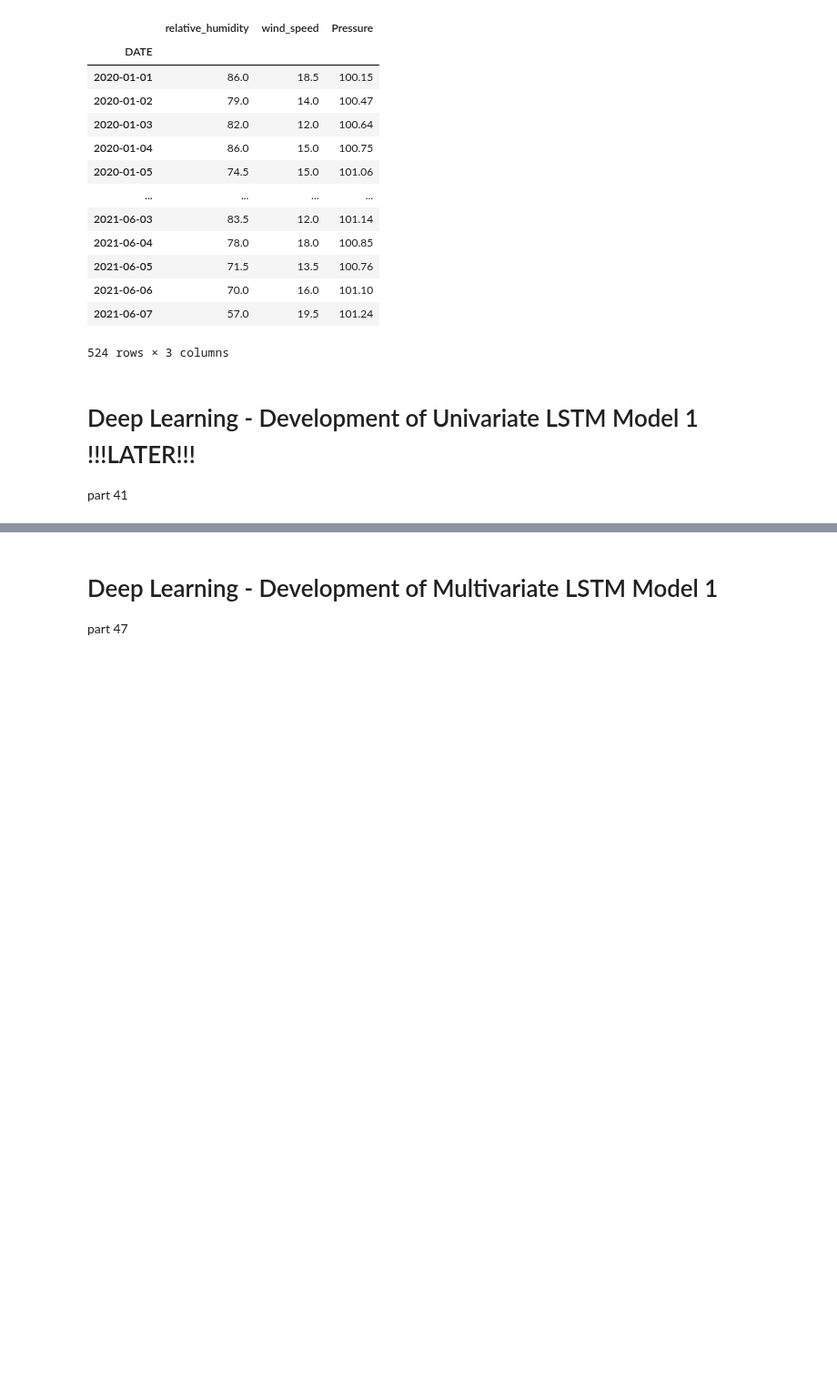
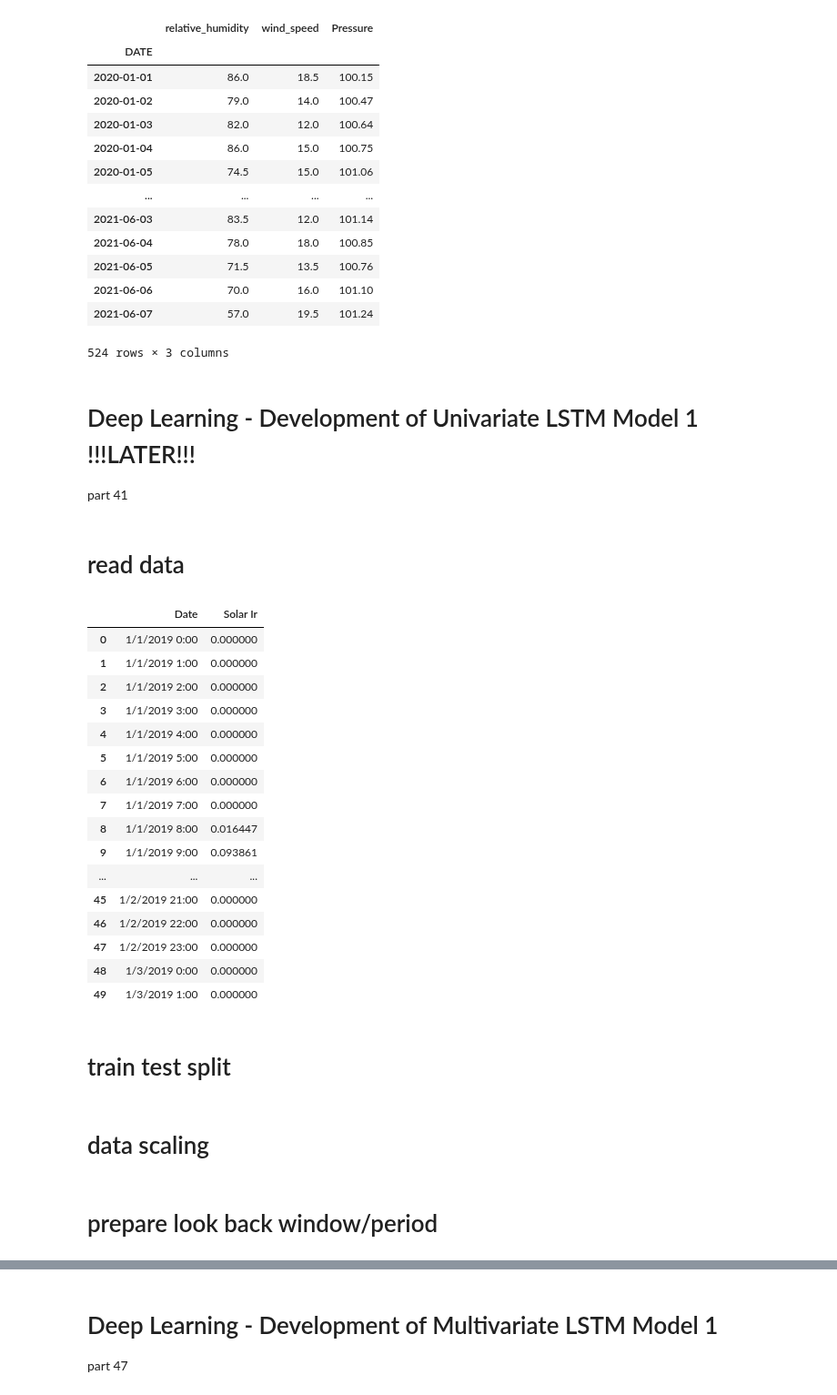
Before and after one commit to rizaho/ml_for_financial_analysis, a Jupyter notebook: 101_Time_Series_Analysis_And_Forecasting_with_Python.ipynb, the cells around one changed output, grey strips where cells are left out. Shown at 91% size. Saved outputs shown, nothing was run; the diff lists cells and outputs as text; code cells hidden in the pictures; blank space fills up the shorter version.

```diff
--- a/101_Time_Series_Analysis_And_Forecasting_with_Python.ipynb
+++ b/101_Time_Series_Analysis_And_Forecasting_with_Python.ipynb
@@ -296,3 +298,29 @@ exogenous_test = exogenous.iloc[510:] # from 510th row to the end
 
 
 part 41
+# %% [markdown]
+# read data
+# %%
+df = pd.read_csv(DRIVE_DATASET_PATH +'Solar+Data+Set.csv')
+df.dropna(inplace=True) # remove rows with null values
+df.head(50)
+# %% [output]
+|  | Date | Solar Ir |
+| 0 | 1/1/2019 0:00 | 0.000000 |
+| 1 | 1/1/2019 1:00 | 0.000000 |
+| 2 | 1/1/2019 2:00 | 0.000000 |
+| 3 | 1/1/2019 3:00 | 0.000000 |
+| 4 | 1/1/2019 4:00 | 0.000000 |
+| 5 | 1/1/2019 5:00 | 0.000000 |
+| 6 | 1/1/2019 6:00 | 0.000000 |
+| 7 | 1/1/2019 7:00 | 0.000000 |
+| 8 | 1/1/2019 8:00 | 0.016447 |
+| 9 | 1/1/2019 9:00 | 0.093861 |
+| ... | ... | ... |
+| 45 | 1/2/2019 21:00 | 0.000000 |
+| 46 | 1/2/2019 22:00 | 0.000000 |
+| 47 | 1/2/2019 23:00 | 0.000000 |
+| 48 | 1/3/2019 0:00 | 0.000000 |
+| 49 | 1/3/2019 1:00 | 0.000000 |
+# %% [markdown]
+# train test split
@@ -298,0 +330,2 @@ part 41
+# %% [markdown]
+# data scaling
@@ -298,0 +337,2 @@ part 41
+# %% [markdown]
+# prepare look back window/period
```
Also changed, not shown: parts of 11 cells of this notebook.
